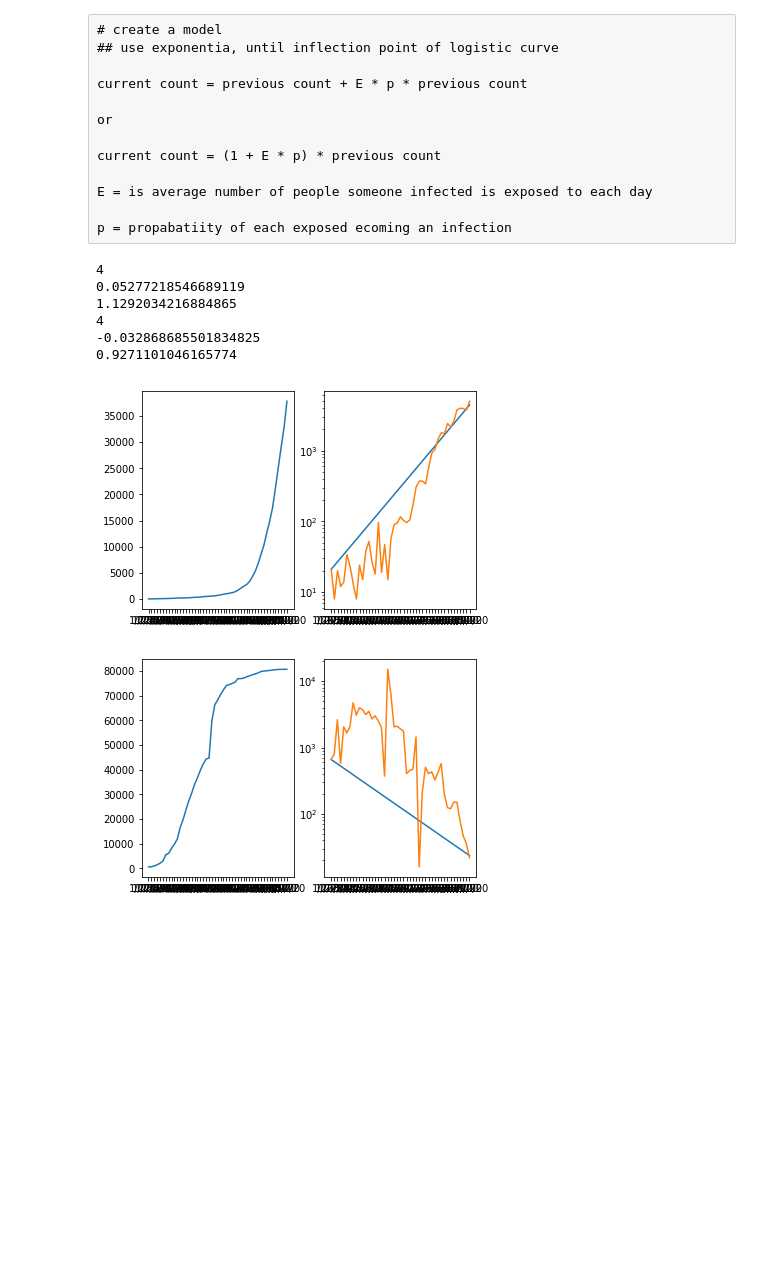
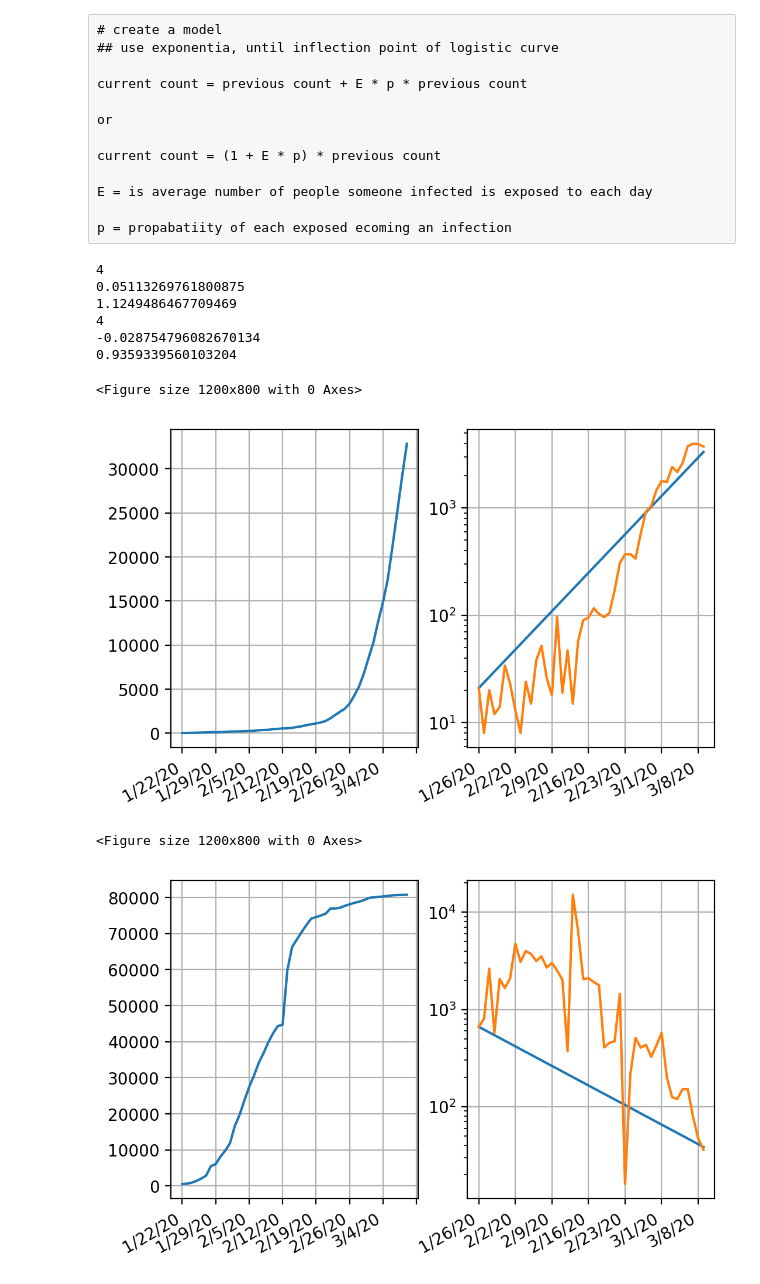
Before and after one commit to raysalem/sars-cov-19, a Jupyter notebook: cov-19.ipynb, the cells around one changed output. Cells and saved outputs as stored; diff of their text form; code cells hidden in the pictures; blank space fills up the shorter version.

```diff
--- a/cov-19.ipynb
+++ b/cov-19.ipynb
@@ -15,7 +16,16 @@ URL = "https://raw.githubusercontent.com/CSSEGISandData/COVID-19/master/csse_cov
 files = ["time_series_19-covid-Confirmed.csv","time_series_19-covid-Deaths.csv","time_series_19-covid-Recovered.csv"]
 file = files[0]
 link =URL+file
-f = urllib.request.urlopen(link)
-data = f.read()
-f.close()
+
+#read csv can read urls directly
 df = pd.read_csv(link)
+# set row indices, only have dates for columns ids
+df =df.set_index(["Country/Region","Lat","Long","Province/State"])
+
+d = df.columns[-1]
+print(d)
+if sum(df[d].apply(math.isnan)):
+    print("missing samples go back one day")
+    data = df.drop(columns=d)
+else:
+    data = df
@@ -22,6 +35,3 @@ df = pd.read_csv(link)
-# %%
-# set row indices, only have dates for columns ids
-data =df.set_index(["Country/Region","Lat","Long","Province/State"])
 # %%
 euro = ["Germany","France","Italy","Sweden","Switzerland","Spain","Portugal","Belgium","Iceland","Ireland"]
 countries = {"NA":["US","Canada","Mexico"],
@@ -45,49 +55,64 @@ E = is average number of people someone infected is exposed to each day
 p = propabatiity of each exposed ecoming an infection
 # %%
 #assume (1+E*P) is 120%
+import matplotlib.ticker as mticker
+
+myLocator = mticker.MultipleLocator(7)
 
 #determine slope and plot
 for name in [noChin,"Mainland China"]:
     plt.figure()
     vals= data.loc[name].sum().diff()
     idx = np.argwhere(vals>0)[3][0]
 
     print(idx)
     vals = vals[idx:]
     lv = sp.log10(vals)
     m=(lv[-1]-lv[0])/(sp.size(lv))
 
     print(m)
     print(math.pow(10,m))
-    plt.subplot(1,2,2)
-    plt.plot(vals.index,pow(10,np.arange(0,sp.size(lv))*m+lv[0]))
-    plt.semilogy(vals)
-    plt.subplot(1,2,1)
-    plt.plot(data.loc[name].sum())
+
+    fig, ax = plt.subplots(1,2)
+    #---
+    ax[1].plot(vals.index,pow(10,np.arange(0,sp.size(lv))*m+lv[0]))
+    ax[1].semilogy(vals)
+
+    ax[1].xaxis.set_major_locator(myLocator)
+    ax[1].grid()
+    fig.autofmt_xdate()
+    #---
+    ax[0].plot(data.loc[name].sum())
+    ax[0].xaxis.set_major_locator(myLocator)
+    ax[0].grid()
+    fig.autofmt_xdate()
+
 #print(vals.index)
 #print(sp.size(lv))
 
 #plt.plot()
 #sp.size(vals)
 #regressor.fit(vals.index.vals.values)
 #vals.index[1].apply(toordinal)
 #a = pd.to_datetime(vals.index)
 #Xs = pd.to_datetime(vals.index).strftime("%Y%m%d").astype(int)
 
 
 # Create linear regression object
 #from sklearn import datasets, linear_model
 #regr = linear_model.LinearRegression()
 #regr.fit([Xs],[vals])
 #regr.coef_
 # %% [output]
 4
-0.05277218546689119
-1.1292034216884865
+0.05113269761800875
+1.1249486467709469
 4
--0.032868685501834825
-0.9271101046165774
+-0.028754796082670134
+0.9359339560103204
+<Figure size 1200x800 with 0 Axes>
-[figure, old version]
+[figure, new version]
+<Figure size 1200x800 with 0 Axes>
-[figure, old version]
+[figure, new version]
 # %%
 
```
Also changed, not shown: parts of 4 cells of this notebook.
